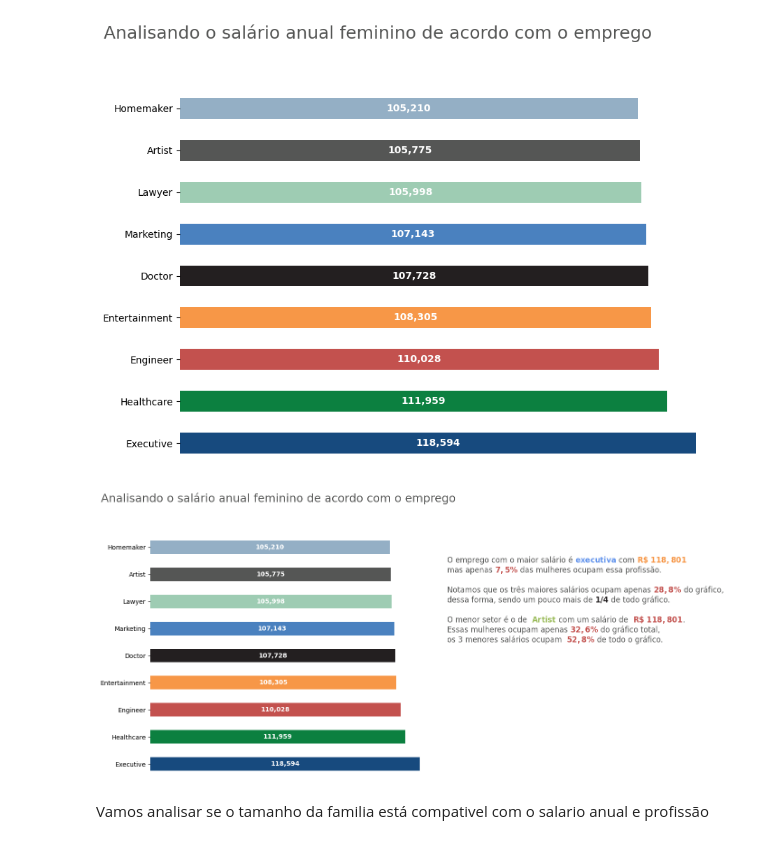
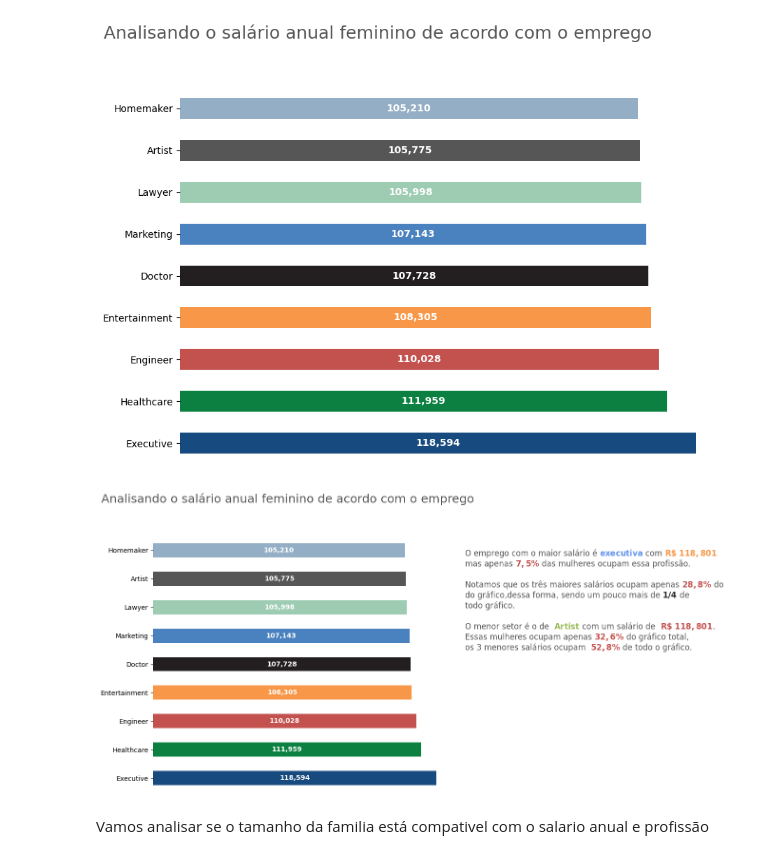
Before and after one commit to Jgabriel1800/Clientes-mercado, a Jupyter notebook: Clientes_mercado.ipynb, the cells around one changed output. Cells and saved outputs as stored; diff of their text form; code cells hidden in the pictures.

Commit message:
Finalização de gráficos

```diff
--- a/Clientes_mercado.ipynb
+++ b/Clientes_mercado.ipynb
@@ -10,6 +10,7 @@ AZUL1, AZUL2, AZUL3, AZUL4, AZUL5, AZUL6 = '#174A7E', '#4A81BF', "#6495ED", '#25
 CINZA1, CINZA2, CINZA3, CINZA4, CINZA5, BRANCO = '#231F20', '#414040', '#555655', '#A6A6A5', '#BFBEBE', '#FFFFFF'
 VERMELHO1, VERMELHO2, LARANJA1 = '#C3514E',	'#E6BAB7',	'#F79747'
 VERDE1, VERDE2, VERDE3 = '#0C8040',	'#9ABB59', '#9ECCB3'
+colors=
 # %%
 df=pd.read_csv('/content/drive/MyDrive/archive (2)/Customers.csv')
 df
@@ -336,3 +337,27 @@ def grafico_profissao_homem():
 ax,colors=grafico_profissao_homem()
 # %% [output]
 [figure]
+# %%
+ax,colors=grafico_profissao_homem()
+
+texto_colorido(2,0,'A profissão de ||$\\bf{artista}$|| corresponde a maior fatia\n'
+     'das profissões dos homens com ||$\\bf{28,6\%.}$|| do gráfico total!\n'
+    '\n'
+     'A profissão com menor porcentagem é ||$\\bf{Homemaker}$\n'
+     'com apenas ||$\\bf{2,4\%}$|| está com a ||$\\bf{menor }$||porcentagem\n'
+     'e logo em seguida vem ||$\\bf{marketing}$|| com apenas ||$\\bf{4,2\%}$||.\n'
+     '\n'
+     'O setor de ||$\\bf{healthcare}$|| está em segundo lugar com ||$\\bf{17,6\%}$|| do gráfico.\n'
+     'A terceira posição fica com ||$\\bf{entertainmenth}$|| com cerca de ||$\\bf{13\%}$||\n'
+     'assim os 3 setores possuem ||$\\bf{ 59,2\%}$|| de todo o gráfico.',
+ [    [CINZA3, AZUL3, CINZA3],
+      [ CINZA3,VERMELHO1,CINZA3],
+      [CINZA3,VERMELHO1],
+      [CINZA3, VERDE3],
+      [CINZA3, VERMELHO1, CINZA3,AZUL1,CINZA3],
+      [CINZA3, LARANJA1, CINZA3,VERMELHO1],
+      [CINZA3],
+      [CINZA3, VERDE2, CINZA3,VERMELHO1,CINZA3],
+      [CINZA3, VERDE1, CINZA3,VERMELHO1],
+      [CINZA3, LARANJA1, CINZA3]
+     ],esp=22,ax=ax,fontsize=12)
@@ -553,36 +582,38 @@ ax, colors = grafico_mulher_renda()
 ax.set_xlim(0, df_mulher_renda['Annual Income ($)'].max() * 1.3)
 
 
 texto_colorido(
     x=df_mulher_renda['Annual Income ($)'].max() * 1.1,
     y=len(df_mulher_renda) / 2,
     texto=('O emprego com o maior salário é ||$\\bf{executiva}$|| com ||$\\bf{R\$\ 118,801}$|| \n'
            'mas apenas ||$\\bf{7,5\%}$|| das mulheres ocupam essa profissão.\n'
            '\n'
-           'Notamos que os três maiores salários ocupam apenas ||$\\bf{28,8\%}$|| do gráfico,\n'
-           'dessa forma, sendo um pouco mais de ||$\\bf{1/4}$|| de todo gráfico.\n'
+           'Notamos que os três maiores salários ocupam apenas ||$\\bf{28,8\%}$|| do\n'
+           'do gráfico,dessa forma, sendo um pouco mais de ||$\\bf{1/4}$|| de\n'
+           'todo gráfico.\n'
            '\n'
            'O menor setor é o de  ||$\\bf{Artist}$|| com um salário de  ||$\\bf{R\$\ 118,801}$||.\n'
            'Essas mulheres ocupam apenas ||$\\bf{32,6\%}$|| do gráfico total,\n'
            'os 3 menores salários ocupam  ||$\\bf{ 52,8\%}$|| de todo o gráfico.'),
     cores=[
         [CINZA3, AZUL3, CINZA3, LARANJA1],
         [CINZA3, VERMELHO1, CINZA3],
         [CINZA3],
         [CINZA3, VERMELHO1,CINZA3],
         [CINZA3, CINZA1, CINZA3],
         [CINZA3],
+        [CINZA3],
         [CINZA3, VERDE2, CINZA3, VERMELHO1, CINZA3],
         [CINZA3, VERMELHO1,CINZA3],
         [CINZA3, VERMELHO1, CINZA3]
     ],
     esp=22, ax=ax, fontsize=12
 )
 
 
 plt.show()
 # %% [output]
-[figure, old version]
+[figure, new version]
 # %% [markdown]
 Vamos analisar se o tamanho da familia está compativel com o salario anual e profissão
 # %%
```
Also changed, not shown: parts of 14 cells of this notebook.
